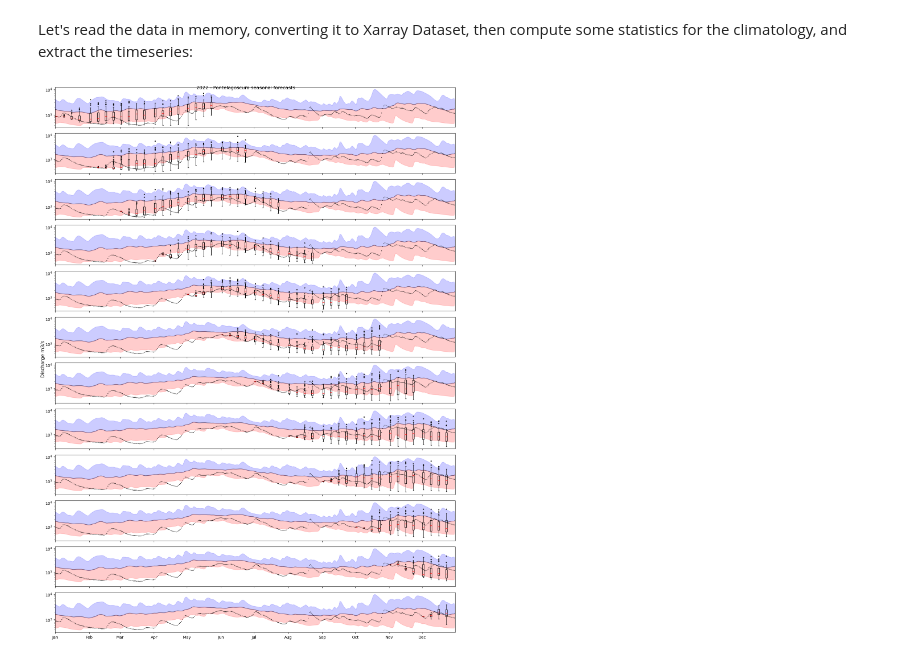
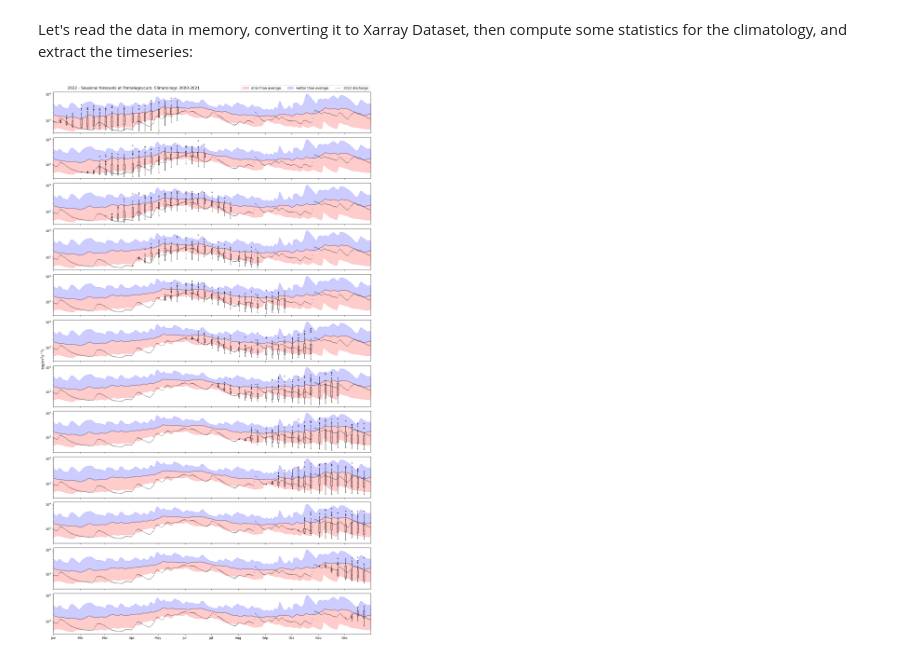
Before and after one commit to iacopoff/climetlab-cems-flood, a Jupyter notebook: docs/source/tutorial/tutorial - Po river summer 2022.ipynb, the cells around one changed output. Saved outputs shown, nothing was run; the diff lists cells and outputs as text; code cells hidden in the pictures.

```diff
--- a/docs/source/tutorial/tutorial - Po river summer 2022.ipynb
+++ b/docs/source/tutorial/tutorial - Po river summer 2022.ipynb
@@ -113,7 +196,7 @@ water_balance = cml.load_dataset(
 # %% [markdown]
 And finally we need to retrieve a decent amount of data (~20 years), to get the climatology of the river discharge on that location. See how I have increased the **threads** to speed up the retrieval. In this way you are going to download 21 years concurrently (keep in mind that the CDS is going to **limit** the number of concurrent requests that can be executed at their end, but still.. this is way faster!).
 # %%
-climatology_2000_2021 = cml.load_dataset(
+climatology = cml.load_dataset(
             'cems-glofas-historical',
             model='lisflood',
             product_type='consolidated',
@@ -135,7 +218,7 @@ All is good. It is exactly where it should be. Note: the 4 pixels are the model
 # %% [markdown]
 Let's read the data in memory, converting it to Xarray Dataset, then compute some statistics for the climatology, and extract the timeseries:
 # %%
-cl = climatology_2000_2021.to_xarray().chunk({"time":500})
+cl = climatology.to_xarray().chunk({"time":500})
 seas = seasonal.to_xarray()
 wb = water_balance.to_xarray()
 
@@ -154,10 +237,10 @@ cmin["time"]=  pd.date_range("2022-01-01","2022-10-31")
 cmax["time"] =  pd.date_range("2022-01-01","2022-10-31")
 
 
-wb_df = wb.sel(latitude=ps['lat'],longitude=ps['lon'], method="nearest").to_dataframe().reset_index()
-wb_df.drop(["latitude", "longitude"], axis=1, inplace=True)
-wb_df= wb_df[(wb_df.time.dt.month >= 1) & (wb_df.time.dt.month <= 12) ]
-wb_df['time'] =  pd.DatetimeIndex(wb_df.time)
+wbdf = wb.sel(latitude=ps['lat'],longitude=ps['lon'], method="nearest").to_dataframe().reset_index()
+wbdf.drop(["latitude", "longitude"], axis=1, inplace=True)
+wbdf= wbdf[(wbdf.time.dt.month >= 1) & (wbdf.time.dt.month <= 12) ]
+wbdf['time'] =  pd.DatetimeIndex(wbdf.time)
 # %%
 seas_df = seas.sel(lat=ps['lat'],lon=ps['lon'], method="nearest").to_dataframe()
 seas_df = seas_df.drop(['lat','lon'], axis=1).reset_index()
@@ -178,6 +257,12 @@ cmeanvals = cmean.dis24.values.T
 cmaxvals = cmax.dis24.values.T
 cminvals = cmin.dis24.values.T
 # %%
-plot(wb_df, seas_df_wf, clims = [cmeanvals,cmaxvals,cminvals], leadtimes = leadtimes, finits = finits, t_range = ["2022-01-01","2022-12-31"])
+plot_seasonal(wbdf,
+             seas_df_wf,
+             clims = [cmeanvals,cmaxvals,cminvals],
+             leadtimes = leadtimes,
+             clim_range_y = ["2000","2021"],
+             time_range = ["2022-01-01","2022-12-31"],
+             figsize = (15,25))
 # %% [output]
-[figure, old version]
+[figure, new version]
```
Also changed, not shown: parts of 6 cells of this notebook, 2 other files.
